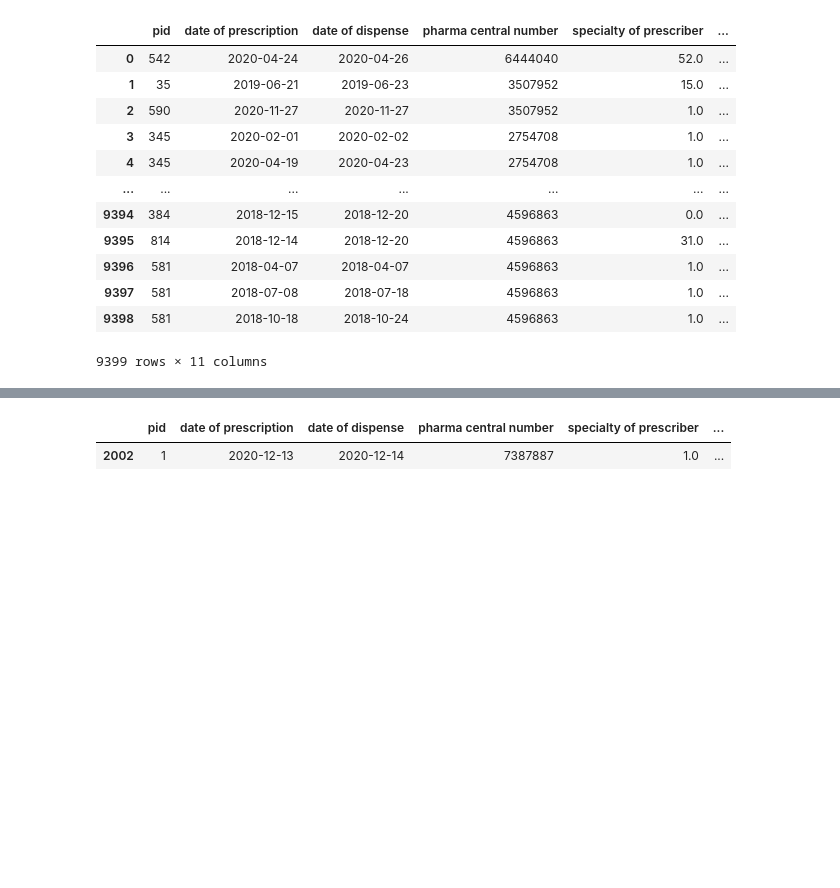
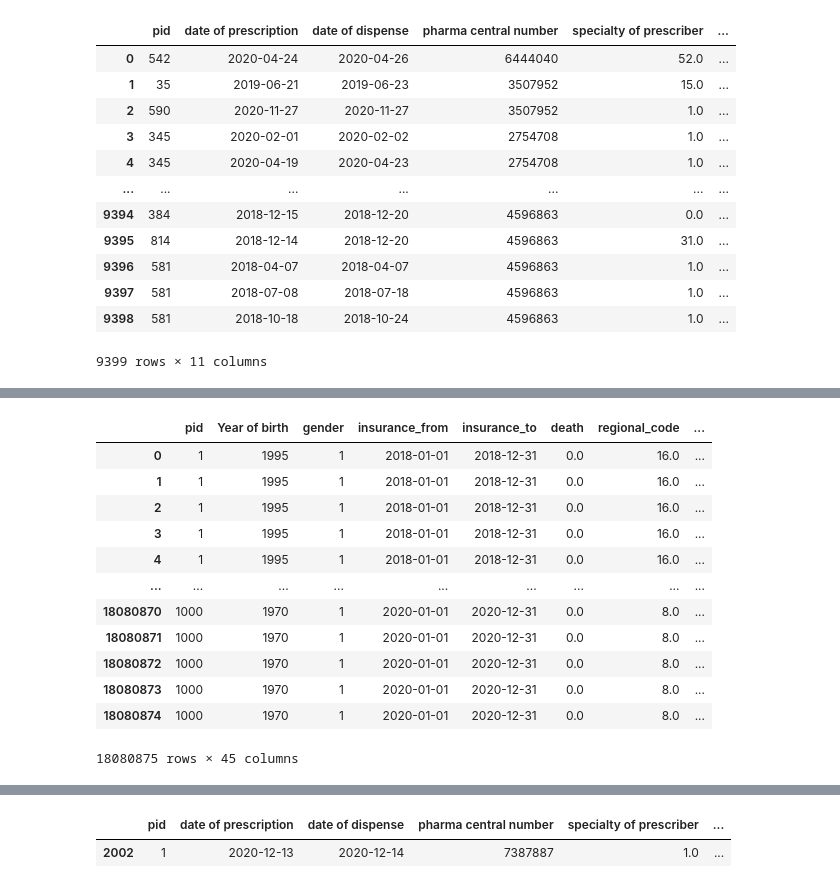
Before and after one commit to Sommerrolle/eval-synth-data-privacy, a Jupyter notebook: data_preprocessing.ipynb, the cells around one changed output, grey strips where cells are left out. Saved outputs shown, nothing was run; the diff lists cells and outputs as text; code cells hidden in the pictures; blank space fills up the shorter version.

```diff
--- a/data_preprocessing.ipynb
+++ b/data_preprocessing.ipynb
@@ -301,0 +352,6 @@ df_drugs
+# %%
+df_inpatient_cases = pd.read_csv('wig2/testdata/test.inpatient_cases.csv', sep='\t')
+df_inpatient_cases = df_inpatient_cases.add_prefix('inpatient_case_')
+df_inpatient_cases.columns = df_inpatient_cases.columns.str.replace(' ', '_')
+df_inpatient_cases.rename(columns={"inpatient_case_caseID": "inpatient_caseID"}, inplace=True)
+df_inpatient_cases
@@ -301,0 +372,18 @@ df_drugs
+# %%
+# 8 out of 11: insurance, insurance_data, outpatient_cases, outpatient_fees, outpatient_procedure, outpatient_diagnosis, drugs, inpatient_case
+df_universal_8 = pd.merge(df_universal_7, df_inpatient_cases, left_on='pid', right_on='inpatient_case_pid', how='left')
+df_universal_8
+# %% [output]
+|  | pid | Year of birth | gender | insurance_from | insurance_to | death | regional_code | ... |
+| 0 | 1 | 1995 | 1 | 2018-01-01 | 2018-12-31 | 0.0 | 16.0 | ... |
+| 1 | 1 | 1995 | 1 | 2018-01-01 | 2018-12-31 | 0.0 | 16.0 | ... |
+| 2 | 1 | 1995 | 1 | 2018-01-01 | 2018-12-31 | 0.0 | 16.0 | ... |
+| 3 | 1 | 1995 | 1 | 2018-01-01 | 2018-12-31 | 0.0 | 16.0 | ... |
+| 4 | 1 | 1995 | 1 | 2018-01-01 | 2018-12-31 | 0.0 | 16.0 | ... |
+| ... | ... | ... | ... | ... | ... | ... | ... | ... |
+| 18080870 | 1000 | 1970 | 1 | 2020-01-01 | 2020-12-31 | 0.0 | 8.0 | ... |
+| 18080871 | 1000 | 1970 | 1 | 2020-01-01 | 2020-12-31 | 0.0 | 8.0 | ... |
+| 18080872 | 1000 | 1970 | 1 | 2020-01-01 | 2020-12-31 | 0.0 | 8.0 | ... |
+| 18080873 | 1000 | 1970 | 1 | 2020-01-01 | 2020-12-31 | 0.0 | 8.0 | ... |
+| 18080874 | 1000 | 1970 | 1 | 2020-01-01 | 2020-12-31 | 0.0 | 8.0 | ... |
+18080875 rows × 45 columns
```
Also changed, not shown: parts of 27 cells of this notebook.
